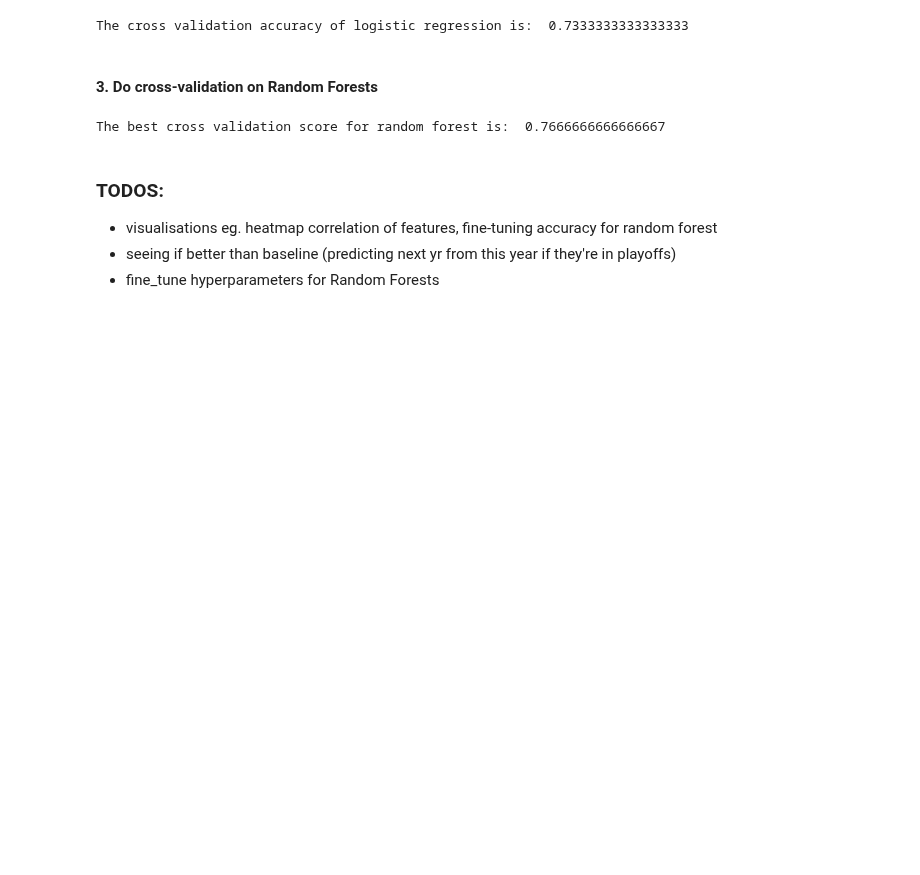
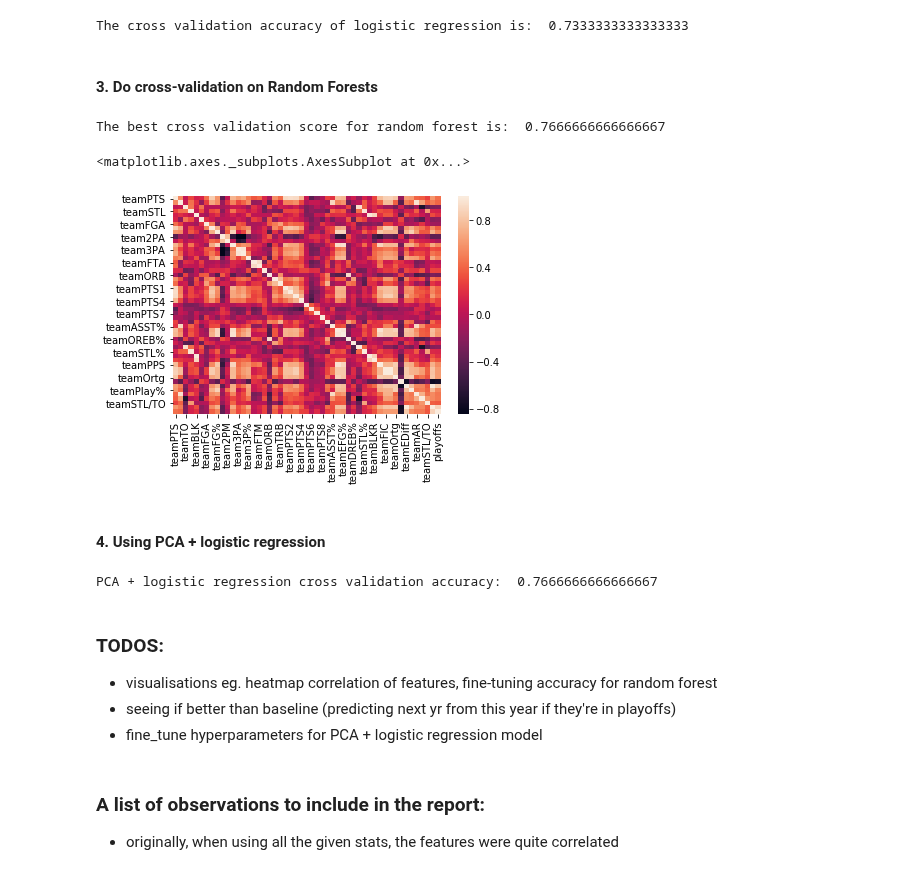
Before and after one commit to ktang98/basketball_analysis, a Jupyter notebook: basketball/basketball_analysis.ipynb, the cells around one changed output. Cells and saved outputs as stored; diff of their text form; code cells hidden in the pictures; blank space fills up the shorter version.

Commit message:
used pca + logistic regression together

```diff
--- a/basketball/basketball_analysis.ipynb
+++ b/basketball/basketball_analysis.ipynb
@@ -228,8 +231,27 @@ for depth in depths:
 print('The best cross validation score for random forest is: ', max(randomforest_scores))
 # %% [output]
 The best cross validation score for random forest is:  0.7666666666666667
+# %%
+sns.heatmap(train_x.corr())
+# %% [output]
+<matplotlib.axes._subplots.AxesSubplot at 0x...>
+[figure, added]
+# %% [markdown]
+#### 4. Using PCA + logistic regression
+# %%
+pca = PCA(5)
+logistic = LogisticRegression(max_iter=10000, tol=0.5)
+pipe = Pipeline(steps=[('pca', pca), ('logistic', logistic)])
+
+pca_lr_score = np.mean(cross_val_score(pipe, train_x, train_y))
+print('PCA + logistic regression cross validation accuracy: ', pca_lr_score)
+# %% [output]
+PCA + logistic regression cross validation accuracy:  0.7666666666666667
 # %% [markdown]
 ### TODOS:
 - visualisations eg. heatmap correlation of features, fine-tuning accuracy for random forest
 - seeing if better than baseline (predicting next yr from this year if they're in playoffs)
-- fine_tune hyperparameters for Random Forests
+- fine_tune hyperparameters for PCA + logistic regression model
+# %% [markdown]
+### A list of observations to include in the report:
+- originally, when using all the given stats, the features were quite correlated
```
Also changed, not shown: parts of 1 cell of this notebook.
